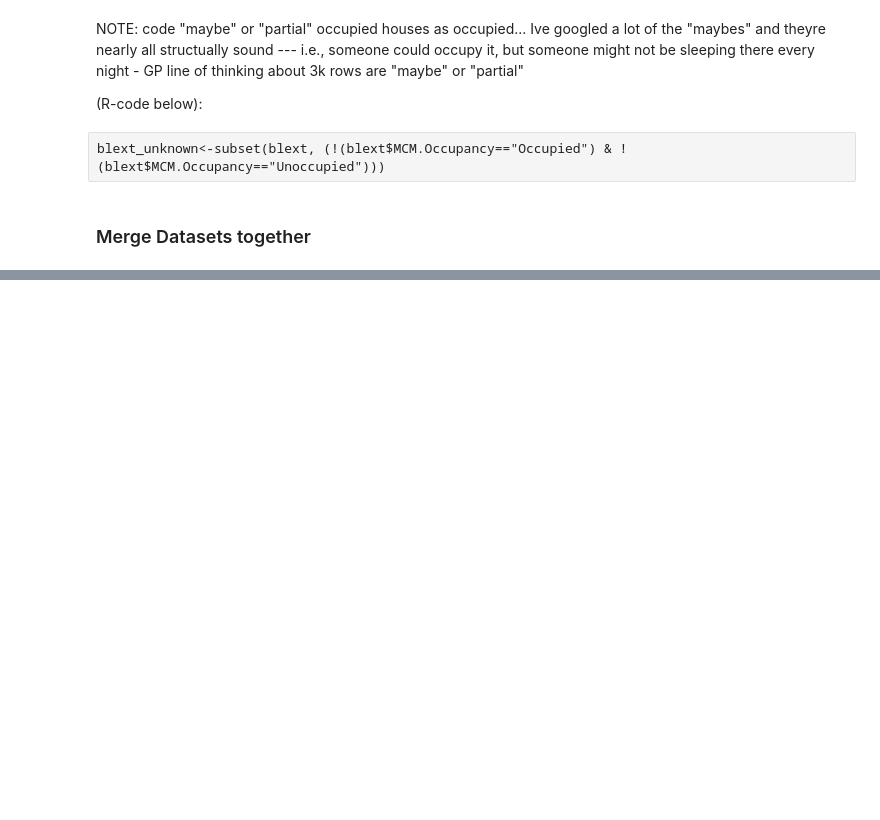
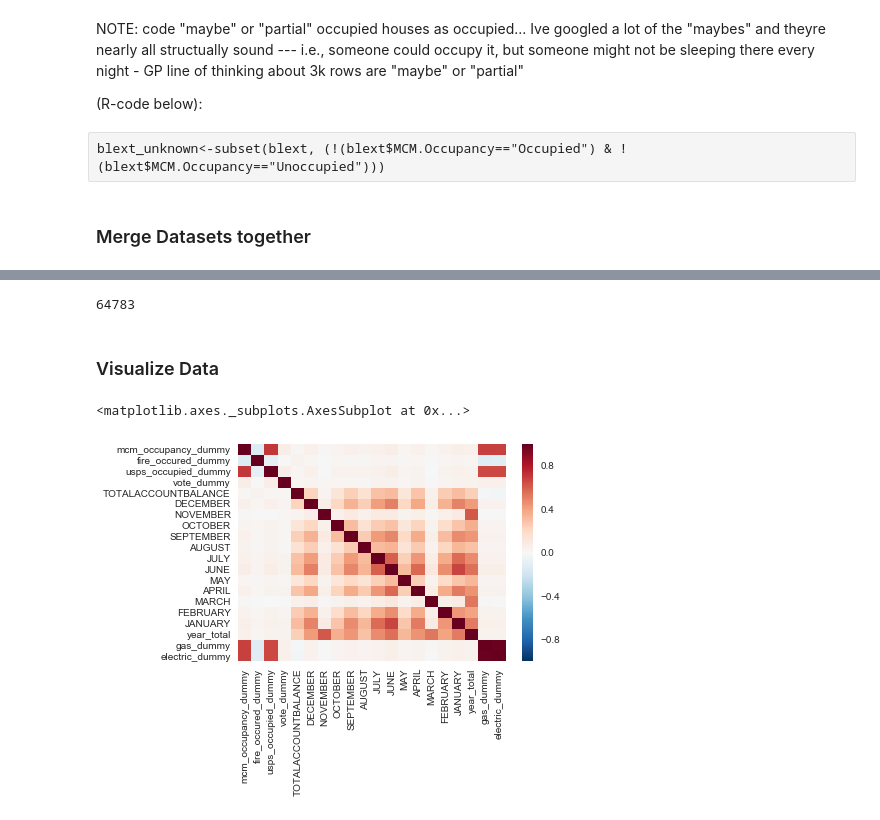
Before and after one commit to gperrin12/DLBA_occupancy_model, a Jupyter notebook: occupancy_model_November2017/ipython_notebooks/occupancy_model_DLBA_112917.ipynb, the cells around one changed output, grey strips where cells are left out. Cells and saved outputs as stored; diff of their text form; code cells hidden in the pictures; blank space fills up the shorter version.

```diff
--- a/occupancy_model_November2017/ipython_notebooks/occupancy_model_DLBA_112917.ipynb
+++ b/occupancy_model_November2017/ipython_notebooks/occupancy_model_DLBA_112917.ipynb
@@ -154,0 +197,18 @@ merged_train_final.head()
+# %%
+len(merged_train_final)
+# %% [output]
+64783
+# %% [markdown]
+### Visualize Data
+# %%
+data_corr = merged_train_final[['mcm_occupancy_dummy', u'fire_occured_dummy',
+                                u'usps_occupied_dummy',
+                                u'vote_dummy', u'TOTALACCOUNTBALANCE', u'DECEMBER',
+                                u'NOVEMBER', u'OCTOBER', u'SEPTEMBER', u'AUGUST',
+                                u'JULY', u'JUNE', u'MAY', u'APRIL', u'MARCH', u'FEBRUARY',
+                                u'JANUARY', u'year_total', u'gas_dummy', u'electric_dummy']]
+# %%
+sns.heatmap(data_corr.corr(), annot=False)
+# %% [output]
+<matplotlib.axes._subplots.AxesSubplot at 0x...>
+[figure, added]
```
Also changed, not shown: parts of 130 cells of this notebook.
